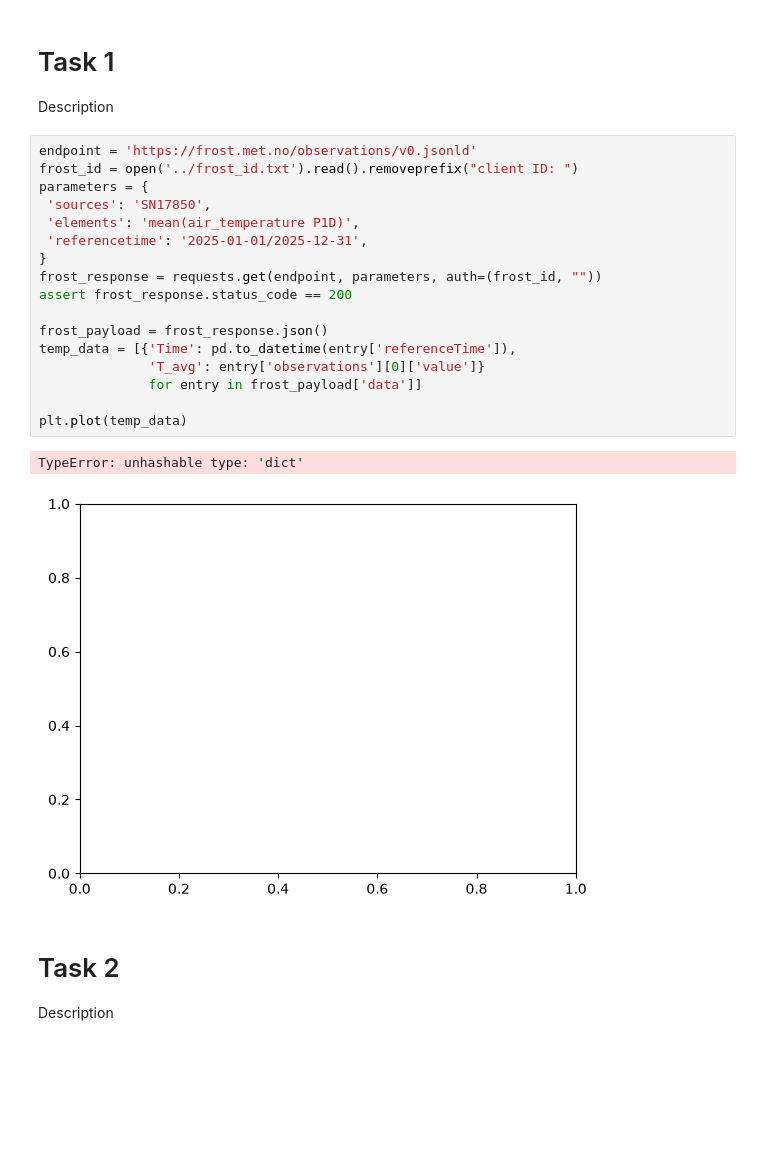
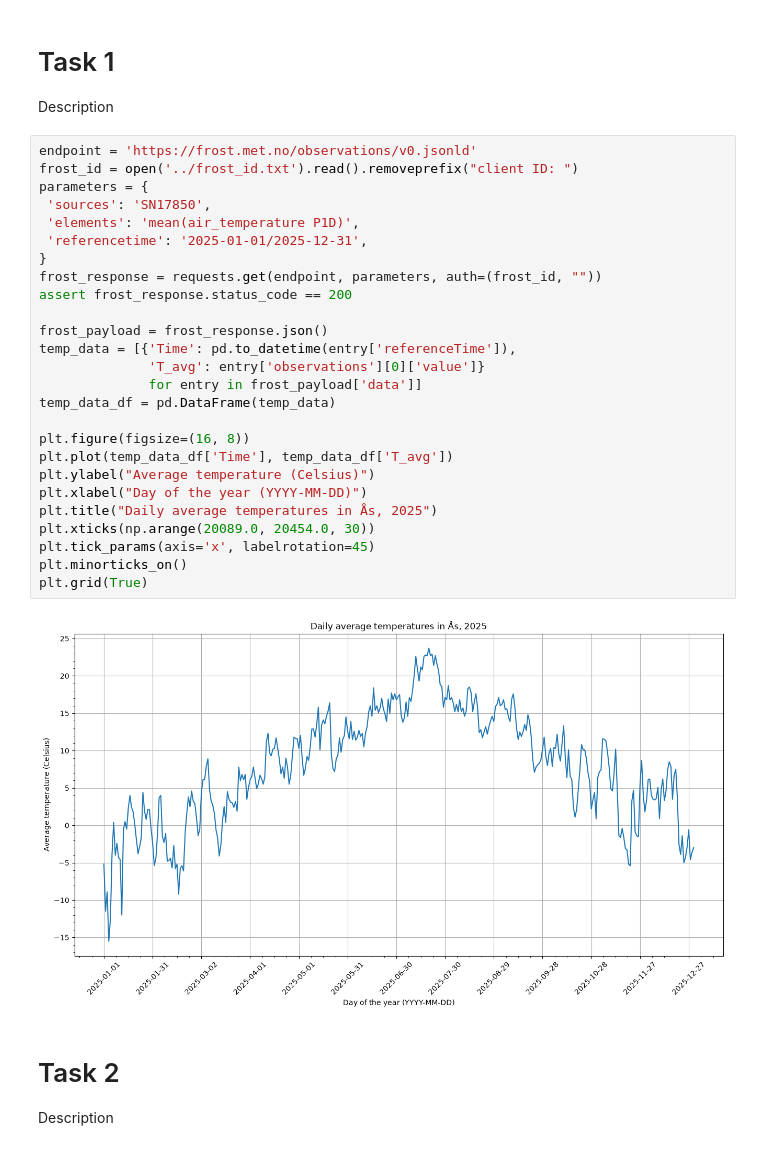
Before and after one commit to NickNack124/INF201-group-deliverable-1, a Jupyter notebook: deliverable_answers.ipynb, the cells around one changed output. Cells and saved outputs as stored; diff of their text form; blank space fills up the shorter version.

Commit message:
made the plot look good

```diff
--- a/deliverable_answers.ipynb
+++ b/deliverable_answers.ipynb
@@ -16,23 +16,31 @@ Description
 # %%
 endpoint = 'https://frost.met.no/observations/v0.jsonld'
 frost_id = open('../frost_id.txt').read().removeprefix("client ID: ")
 parameters = {
  'sources': 'SN17850',
  'elements': 'mean(air_temperature P1D)',
  'referencetime': '2025-01-01/2025-12-31',
 }
 frost_response = requests.get(endpoint, parameters, auth=(frost_id, ""))
 assert frost_response.status_code == 200
 
 frost_payload = frost_response.json()
 temp_data = [{'Time': pd.to_datetime(entry['referenceTime']),
               'T_avg': entry['observations'][0]['value']}
               for entry in frost_payload['data']]
+temp_data_df = pd.DataFrame(temp_data)
 
-plt.plot(temp_data)
+plt.figure(figsize=(16, 8))
+plt.plot(temp_data_df['Time'], temp_data_df['T_avg'])
+plt.ylabel("Average temperature (Celsius)")
+plt.xlabel("Day of the year (YYYY-MM-DD)")
+plt.title("Daily average temperatures in Ås, 2025")
+plt.xticks(np.arange(20089.0, 20454.0, 30))
+plt.tick_params(axis='x', labelrotation=45)
+plt.minorticks_on()
+plt.grid(True)
 # %% [output]
-TypeError: unhashable type: 'dict'
-[figure, old version]
+[figure, new version]
 # %% [markdown]
 # Task 2
 Description
```
